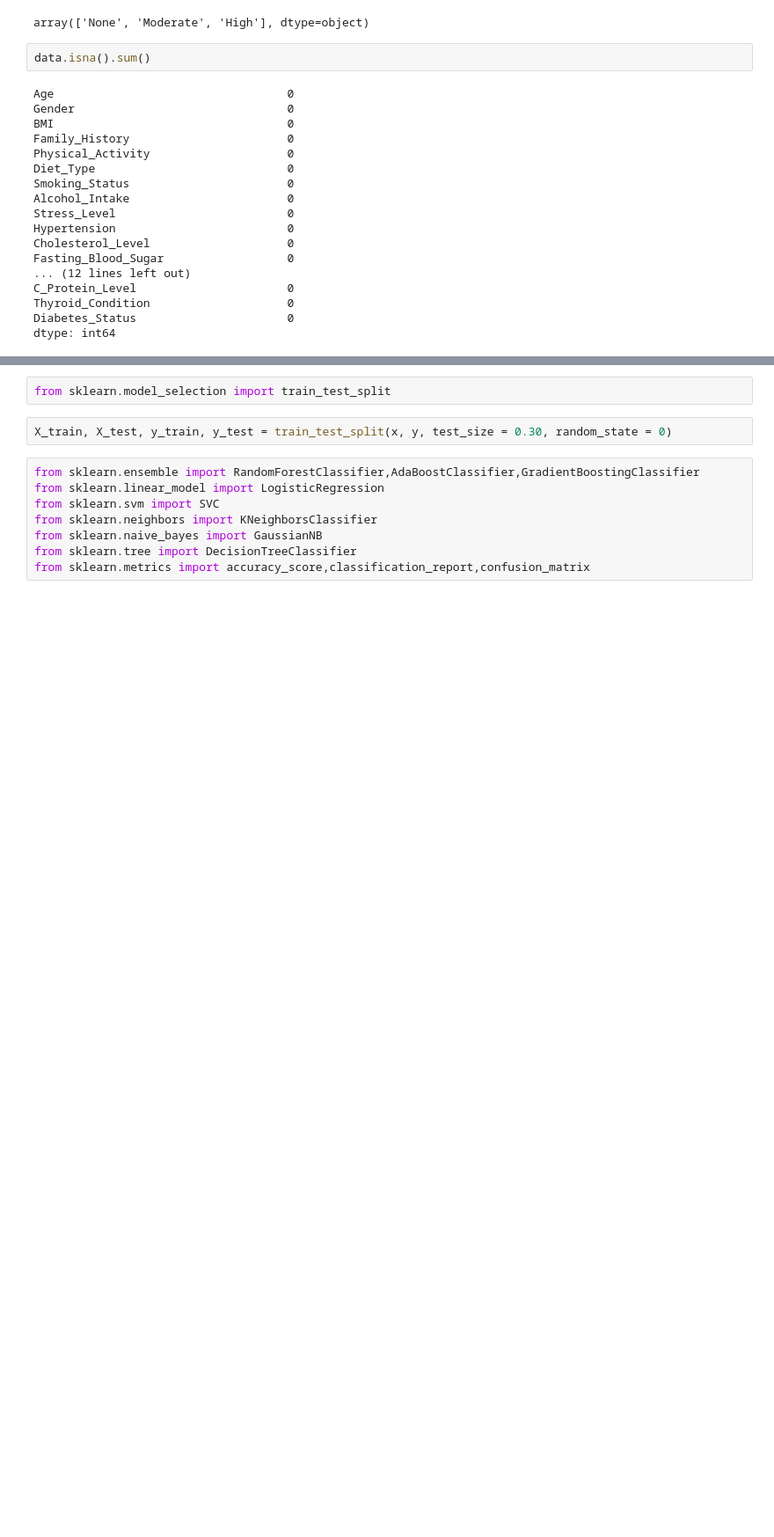
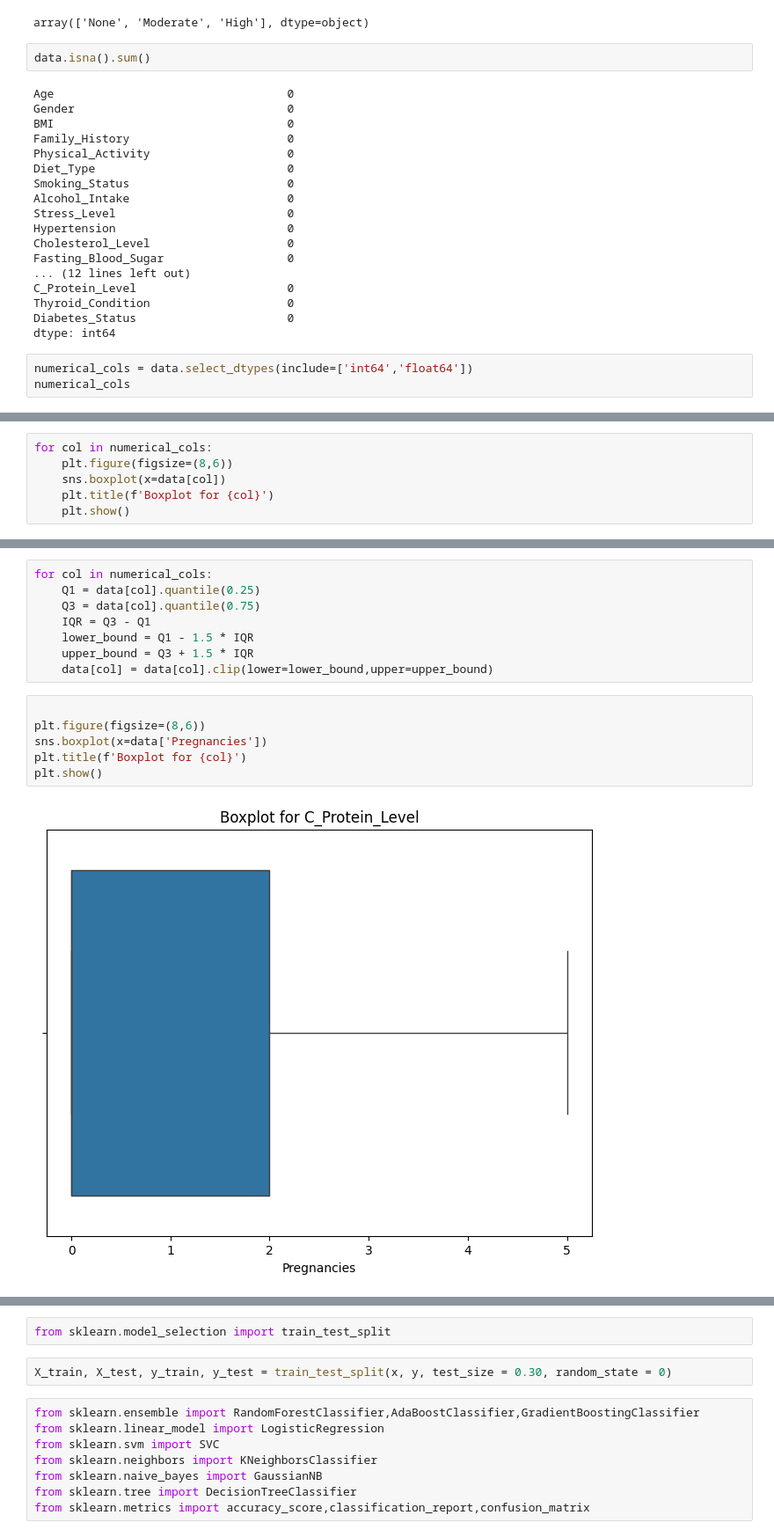
Before and after one commit to ajoyscorpion/ML-Projects, a Jupyter notebook: Supervised/Diabetics India/diabeticsIndia.ipynb, the cells around one changed output, grey strips where cells are left out. Shown: that part at 88% size. Cells and saved outputs as stored; diff of their text form; blank space fills up the shorter version.

```diff
--- a/Supervised/Diabetics India/diabeticsIndia.ipynb
+++ b/Supervised/Diabetics India/diabeticsIndia.ipynb
@@ -125,3 +125,6 @@ C_Protein_Level                      0
 Thyroid_Condition                    0
 Diabetes_Status                      0
 dtype: int64
+# %%
+numerical_cols = data.select_dtypes(include=['int64','float64'])
+numerical_cols
@@ -127,0 +145,6 @@ dtype: int64
+# %%
+for col in numerical_cols:
+    plt.figure(figsize=(8,6))
+    sns.boxplot(x=data[col])
+    plt.title(f'Boxplot for {col}')
+    plt.show()
@@ -127,0 +164,16 @@ dtype: int64
+# %%
+for col in numerical_cols:
+    Q1 = data[col].quantile(0.25)
+    Q3 = data[col].quantile(0.75)
+    IQR = Q3 - Q1
+    lower_bound = Q1 - 1.5 * IQR
+    upper_bound = Q3 + 1.5 * IQR
+    data[col] = data[col].clip(lower=lower_bound,upper=upper_bound)
+# %%
+
+plt.figure(figsize=(8,6))
+sns.boxplot(x=data['Pregnancies'])
+plt.title(f'Boxplot for {col}')
+plt.show()
+# %% [output]
+[figure, added]
```
Also changed, not shown: parts of 26 cells of this notebook.
